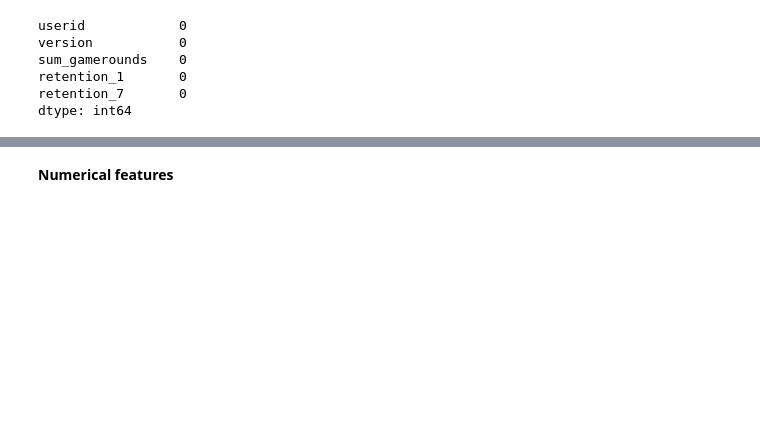
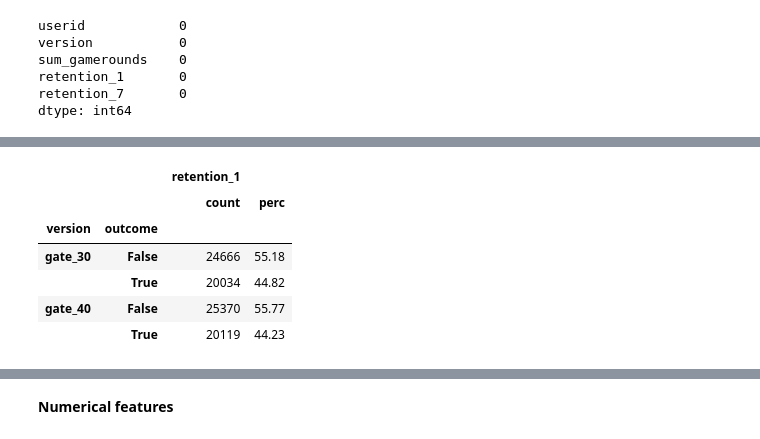
Before and after one commit to earth1987/ab-testing-cookie-cats, a Jupyter notebook: notebooks/ab_test.ipynb, the cells around one changed output, grey strips where cells are left out. Drawn from its saved outputs; the diff is of its cells as text; code cells hidden in the pictures; blank space fills up the shorter version.

```diff
--- a/notebooks/ab_test.ipynb
+++ b/notebooks/ab_test.ipynb
@@ -93 +198,14 @@ def summarise_data(df, column):
+# %%
+from custom_funcs import retained_func
+retent_outcomes = retained_func(ab_results, 'retention_1')
+# retent_outcomes.xs(True, level=1, axis=0).xs('perc', level=1, axis=1)
+retent_outcomes
+# %% [output]
+|  |  | retention_1 |  |
+|  |  | count | perc |
+| version | outcome |  |  |
+| gate_30 | False | 24666 | 55.18 |
+|  | True | 20034 | 44.82 |
+| gate_40 | False | 25370 | 55.77 |
+|  | True | 20119 | 44.23 |
 # %%
```
Also changed, not shown: parts of 52 cells of this notebook, 1 other file.
